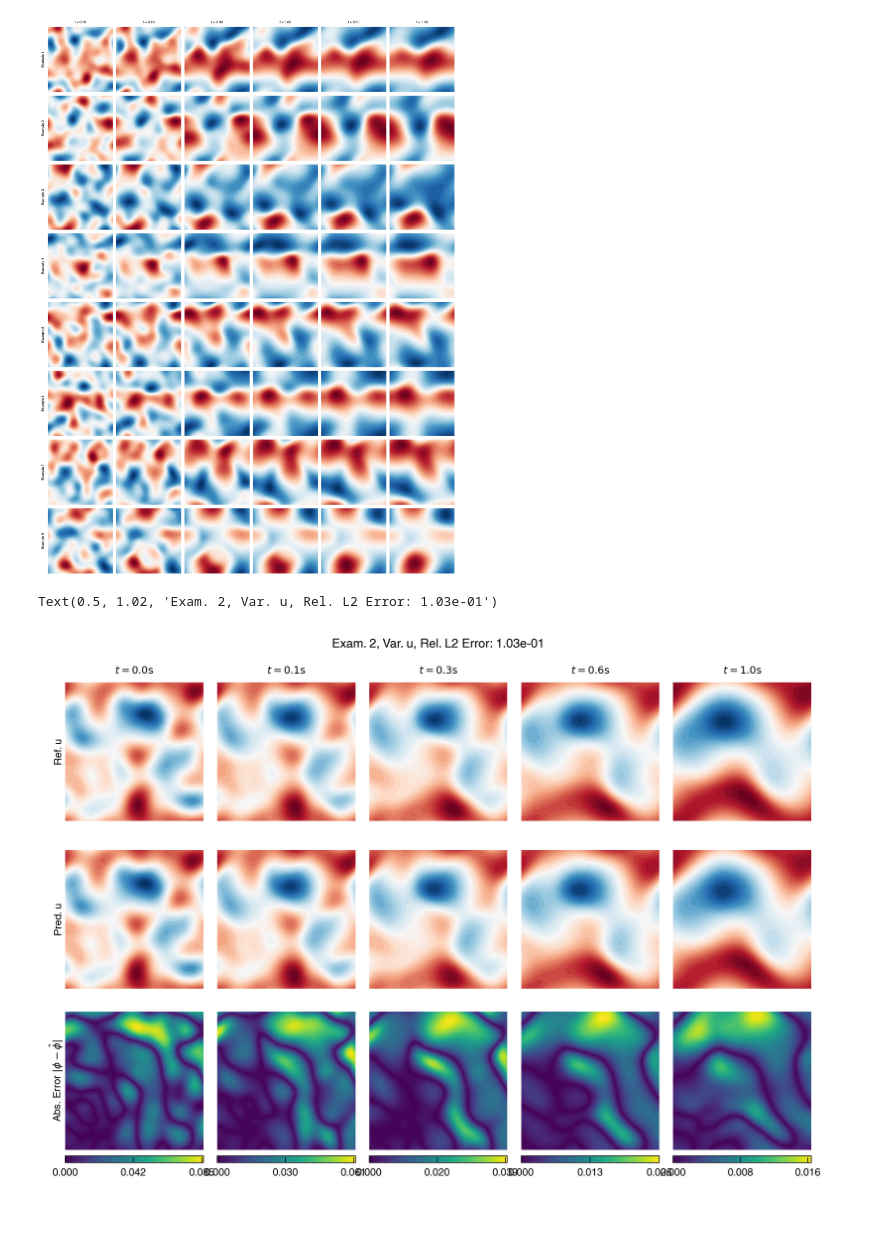
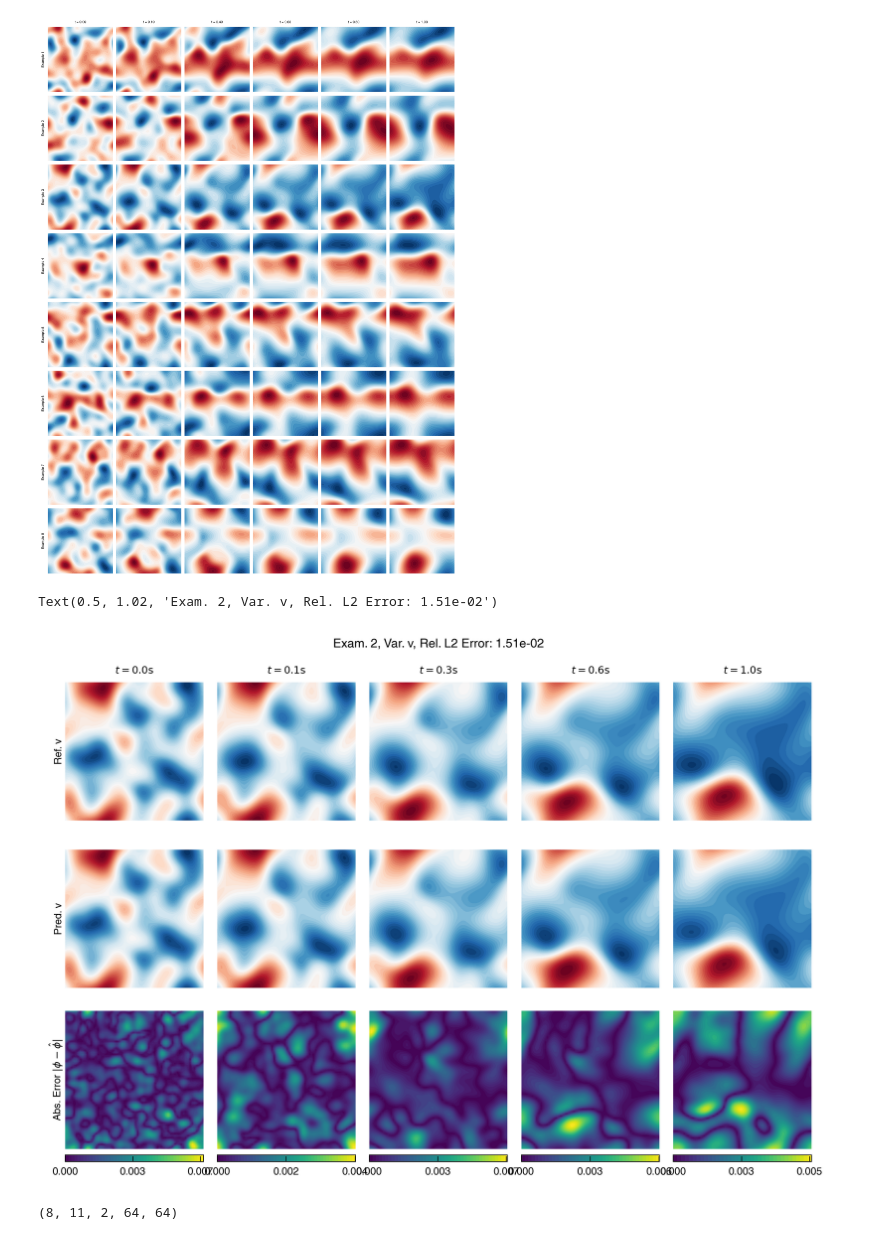
Before and after one commit to NanxiiChen/PI-CViT, a Jupyter notebook: burgers/eval.ipynb, the cells around one changed output. Drawn from its saved outputs; the diff is of its cells as text; code cells hidden in the pictures.

```diff
--- a/burgers/eval.ipynb
+++ b/burgers/eval.ipynb
@@ -141,7 +143,7 @@ sols = rearrange(
 )
 # %%
 batch_th = 2
-channel_th = 0  # 0: u, 1: v
+channel_th = 1  # 0: u, 1: v
 fig, axes = plt.subplots(
     3,
     len(target_ts),
@@ -215,32 +217,32 @@ for i, tic in enumerate(target_ts):
         cmap="viridis",
     )
 
     if i == 0:
         ax.text(
             -0.01,
             0.5,
             r"Abs. Error $|\phi - \hat{\phi}|$",
             rotation=90,
             va="center",
             ha="right",
             transform=ax.transAxes,
         )
 
     colorbar = fig.colorbar(
         diff_cont, ax=ax, fraction=0.046, pad=0.04, orientation="horizontal",
         format="%.3f", ticks=jnp.linspace(0, jnp.max(diff), num=3)
     )
     total_l2 = jnp.sqrt(jnp.sum((ref_sols - sols) ** 2, axis=(3, 4))) / jnp.sqrt(
         jnp.sum(ref_sols**2, axis=(3, 4))
     )
     total_l2 = jnp.mean(total_l2)
     fig.subplots_adjust(
         left=0.03, right=0.97, top=0.95, bottom=0.03, hspace=0.1, wspace=0.1
     )
 fig.suptitle(
     f"Exam. {batch_th}, Var. {notation}, Rel. L2 Error: {total_l2:.2e}",
     y=1.02,
 )
 # %% [output]
-Text(0.5, 1.02, 'Exam. 2, Var. u, Rel. L2 Error: 1.03e-01')
+Text(0.5, 1.02, 'Exam. 2, Var. v, Rel. L2 Error: 1.51e-02')
-[figure, old version]
+[figure, new version]
@@ -246,0 +274,4 @@ Text(0.5, 1.02, 'Exam. 2, Var. u, Rel. L2 Error: 1.03e-01')
+# %%
+solutions.shape
+# %% [output]
+(8, 11, 2, 64, 64)
```
Also changed, not shown: parts of 7 cells of this notebook.
